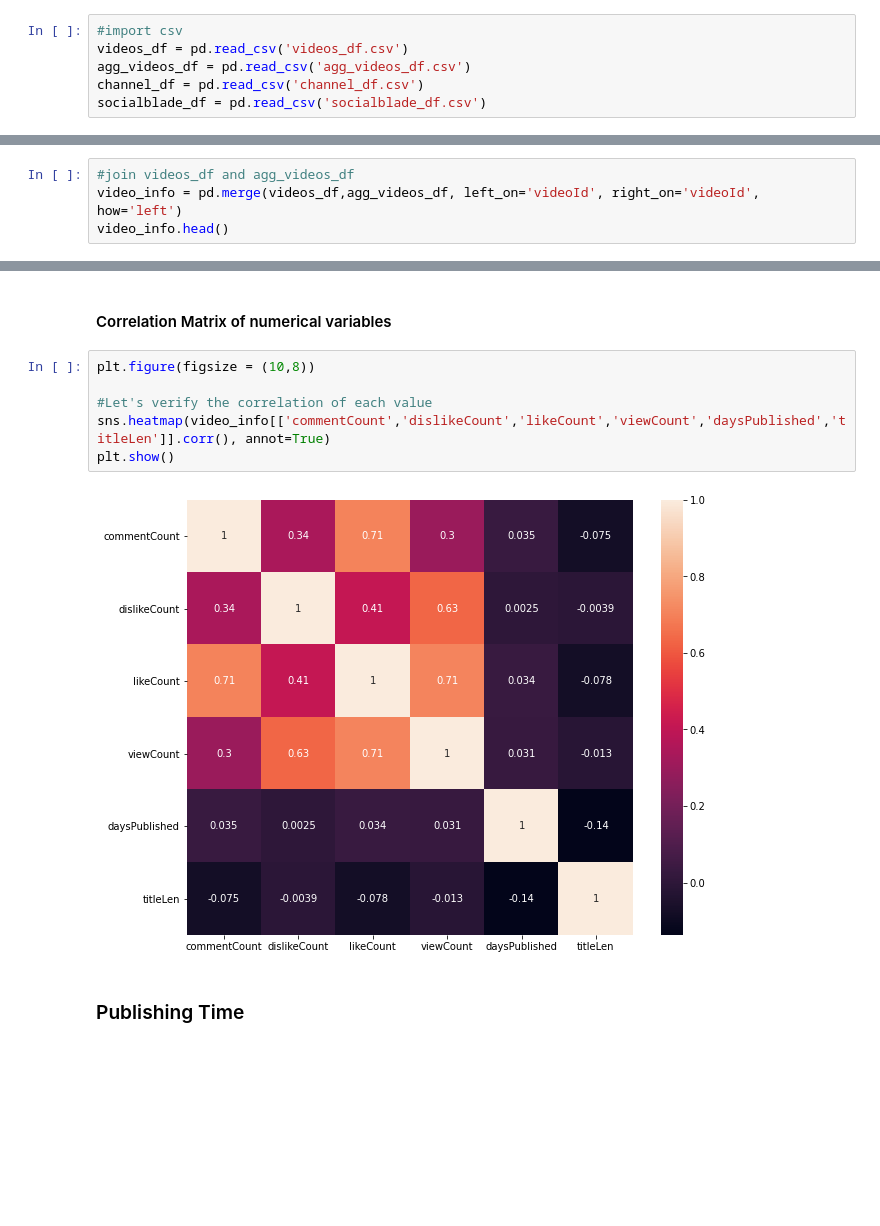
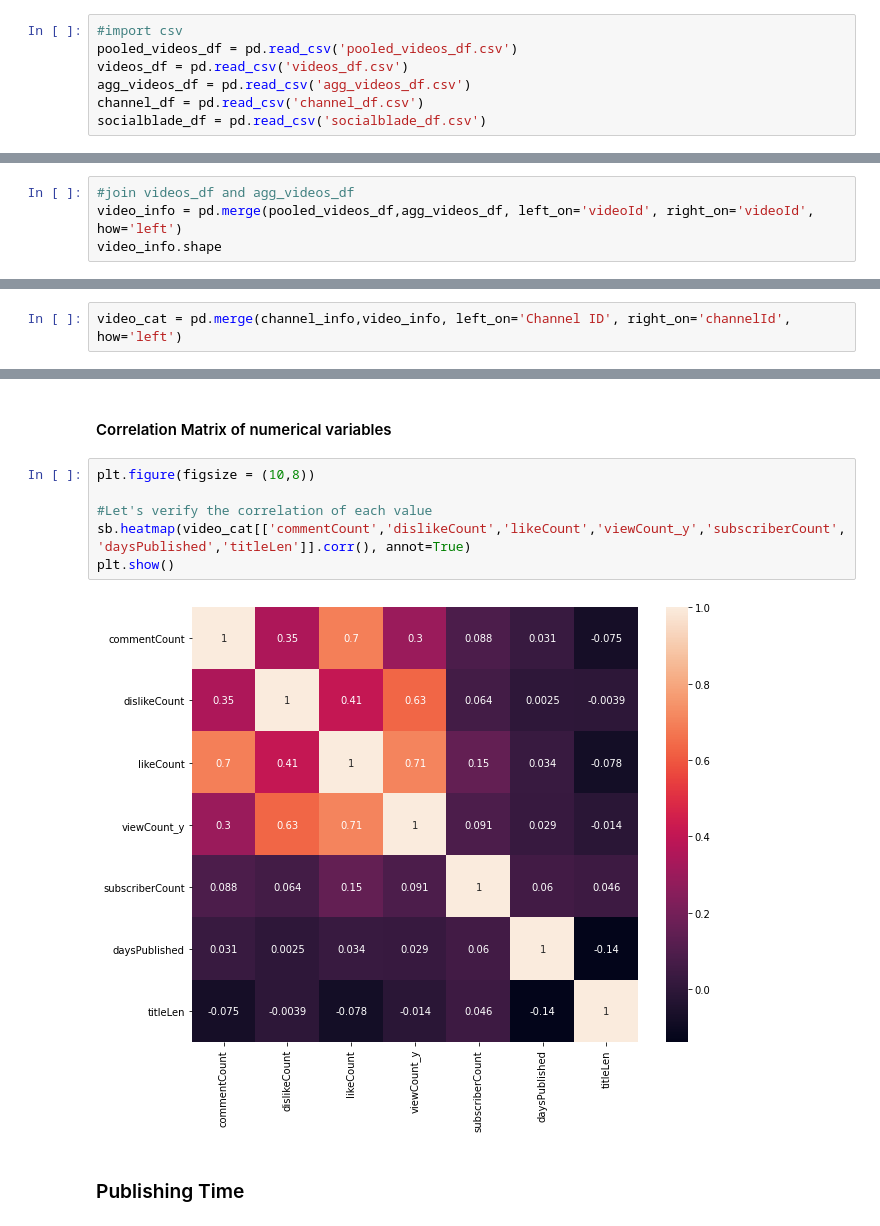
Before and after one commit to gohjiayi/youtube_analysis, a Jupyter notebook: data_exploration.ipynb, the cells around one changed output, grey strips where cells are left out. Saved outputs shown, nothing was run; the diff lists cells and outputs as text; blank space fills up the shorter version.

```diff
--- a/data_exploration.ipynb
+++ b/data_exploration.ipynb
@@ -4,6 +4,7 @@ import pandas as pd
 import seaborn as sb
 # %%
 #import csv
+pooled_videos_df = pd.read_csv('pooled_videos_df.csv')
 videos_df = pd.read_csv('videos_df.csv')
 agg_videos_df = pd.read_csv('agg_videos_df.csv')
 channel_df = pd.read_csv('channel_df.csv')
@@ -117,6 +125,6 @@ plt.show()
 ### Videos
 # %%
 #join videos_df and agg_videos_df
-video_info = pd.merge(videos_df,agg_videos_df, left_on='videoId', right_on='videoId', how='left')
-video_info.head()
+video_info = pd.merge(pooled_videos_df,agg_videos_df, left_on='videoId', right_on='videoId', how='left')
+video_info.shape
 # %% [output]
@@ -128,0 +141,2 @@ video_info.head()
+# %%
+video_cat = pd.merge(channel_info,video_info, left_on='Channel ID', right_on='channelId', how='left')
@@ -131,11 +155,11 @@ video_info.head()
 # %%
 plt.figure(figsize = (10,8))
 
 #Let's verify the correlation of each value
-sns.heatmap(video_info[['commentCount','dislikeCount','likeCount','viewCount','daysPublished','titleLen']].corr(), annot=True)
+sb.heatmap(video_cat[['commentCount','dislikeCount','likeCount','viewCount_y','subscriberCount','daysPublished','titleLen']].corr(), annot=True)
 plt.show()
 # %% [output]
-[figure, old version]
+[figure, new version]
 # %% [markdown]
 ### Publishing Time
 # %%
```
Also changed, not shown: parts of 28 cells of this notebook.
